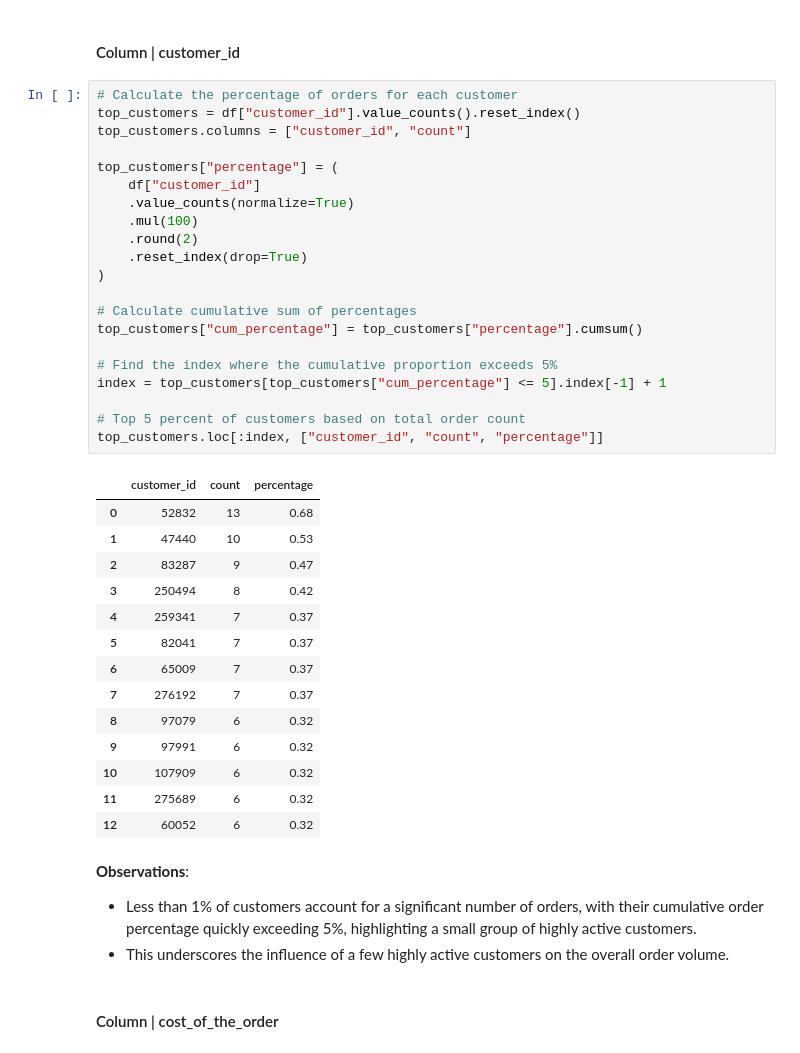
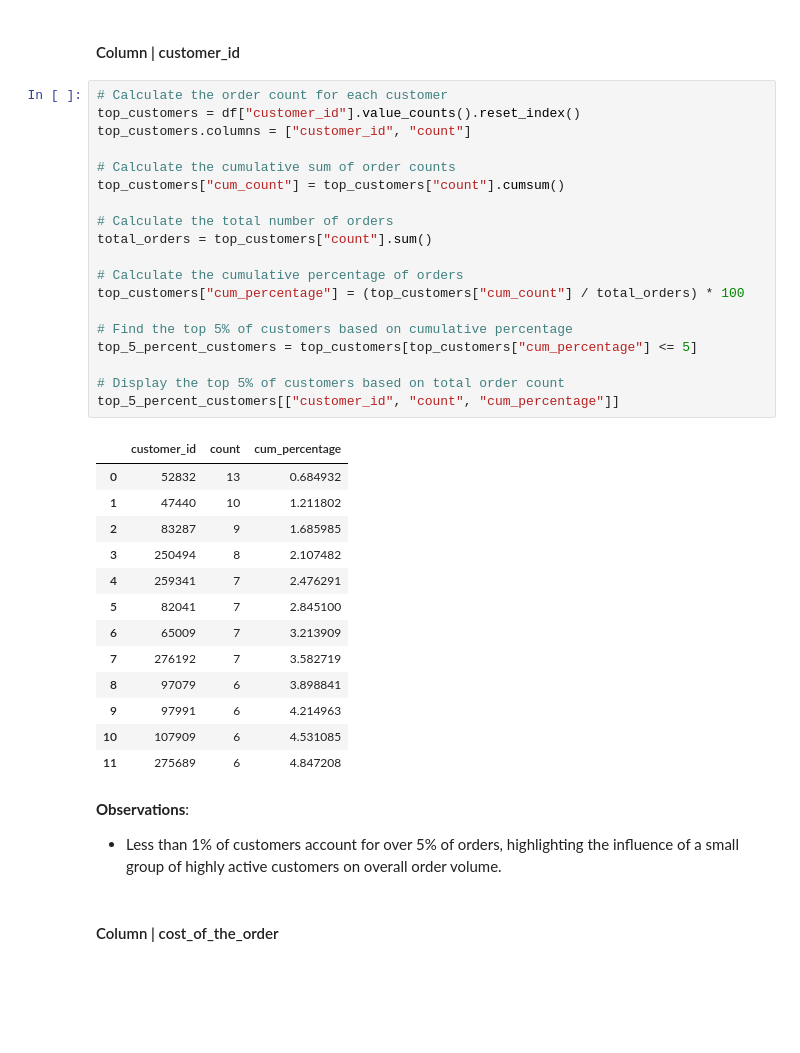
Before and after one commit to tmoesl/customer-demand-analysis, a Jupyter notebook: notebooks/customer-demand-analysis.ipynb, the cells around one changed output. Saved outputs shown, nothing was run; the diff lists cells and outputs as text; blank space fills up the shorter version.

```diff
--- a/notebooks/customer-demand-analysis.ipynb
+++ b/notebooks/customer-demand-analysis.ipynb
@@ -753,45 +768,41 @@ df.head(5)
 # %% [markdown]
 #### Column | customer_id
 # %%
-# Calculate the percentage of orders for each customer
+# Calculate the order count for each customer
 top_customers = df["customer_id"].value_counts().reset_index()
 top_customers.columns = ["customer_id", "count"]
 
-top_customers["percentage"] = (
-    df["customer_id"]
-    .value_counts(normalize=True)
-    .mul(100)
-    .round(2)
-    .reset_index(drop=True)
-)
+# Calculate the cumulative sum of order counts
+top_customers["cum_count"] = top_customers["count"].cumsum()
 
-# Calculate cumulative sum of percentages
-top_customers["cum_percentage"] = top_customers["percentage"].cumsum()
+# Calculate the total number of orders
+total_orders = top_customers["count"].sum()
 
-# Find the index where the cumulative proportion exceeds 5%
-index = top_customers[top_customers["cum_percentage"] <= 5].index[-1] + 1
+# Calculate the cumulative percentage of orders
+top_customers["cum_percentage"] = (top_customers["cum_count"] / total_orders) * 100
 
-# Top 5 percent of customers based on total order count
-top_customers.loc[:index, ["customer_id", "count", "percentage"]]
+# Find the top 5% of customers based on cumulative percentage
+top_5_percent_customers = top_customers[top_customers["cum_percentage"] <= 5]
+
+# Display the top 5% of customers based on total order count
+top_5_percent_customers[["customer_id", "count", "cum_percentage"]]
 # %% [output]
-|  | customer_id | count | percentage |
-| 0 | 52832 | 13 | 0.68 |
-| 1 | 47440 | 10 | 0.53 |
-| 2 | 83287 | 9 | 0.47 |
-| 3 | 250494 | 8 | 0.42 |
-| 4 | 259341 | 7 | 0.37 |
-| 5 | 82041 | 7 | 0.37 |
-| 6 | 65009 | 7 | 0.37 |
-| 7 | 276192 | 7 | 0.37 |
-| 8 | 97079 | 6 | 0.32 |
-| 9 | 97991 | 6 | 0.32 |
-| 10 | 107909 | 6 | 0.32 |
-| 11 | 275689 | 6 | 0.32 |
-| 12 | 60052 | 6 | 0.32 |
+|  | customer_id | count | cum_percentage |
+| 0 | 52832 | 13 | 0.684932 |
+| 1 | 47440 | 10 | 1.211802 |
+| 2 | 83287 | 9 | 1.685985 |
+| 3 | 250494 | 8 | 2.107482 |
+| 4 | 259341 | 7 | 2.476291 |
+| 5 | 82041 | 7 | 2.845100 |
+| 6 | 65009 | 7 | 3.213909 |
+| 7 | 276192 | 7 | 3.582719 |
+| 8 | 97079 | 6 | 3.898841 |
+| 9 | 97991 | 6 | 4.214963 |
+| 10 | 107909 | 6 | 4.531085 |
+| 11 | 275689 | 6 | 4.847208 |
 # %% [markdown]
 **Observations**:
-- Less than 1% of customers account for a significant number of orders, with their cumulative order percentage quickly exceeding 5%, highlighting a small group of highly active customers.
-- This underscores the influence of a few highly active customers on the overall order volume.
+- Less than 1% of customers account for over 5% of orders, highlighting the influence of a small group of highly active customers on overall order volume.
 # %% [markdown]
 #### Column | cost_of_the_order
 # %%
```
Also changed, not shown: parts of 34 cells of this notebook.
